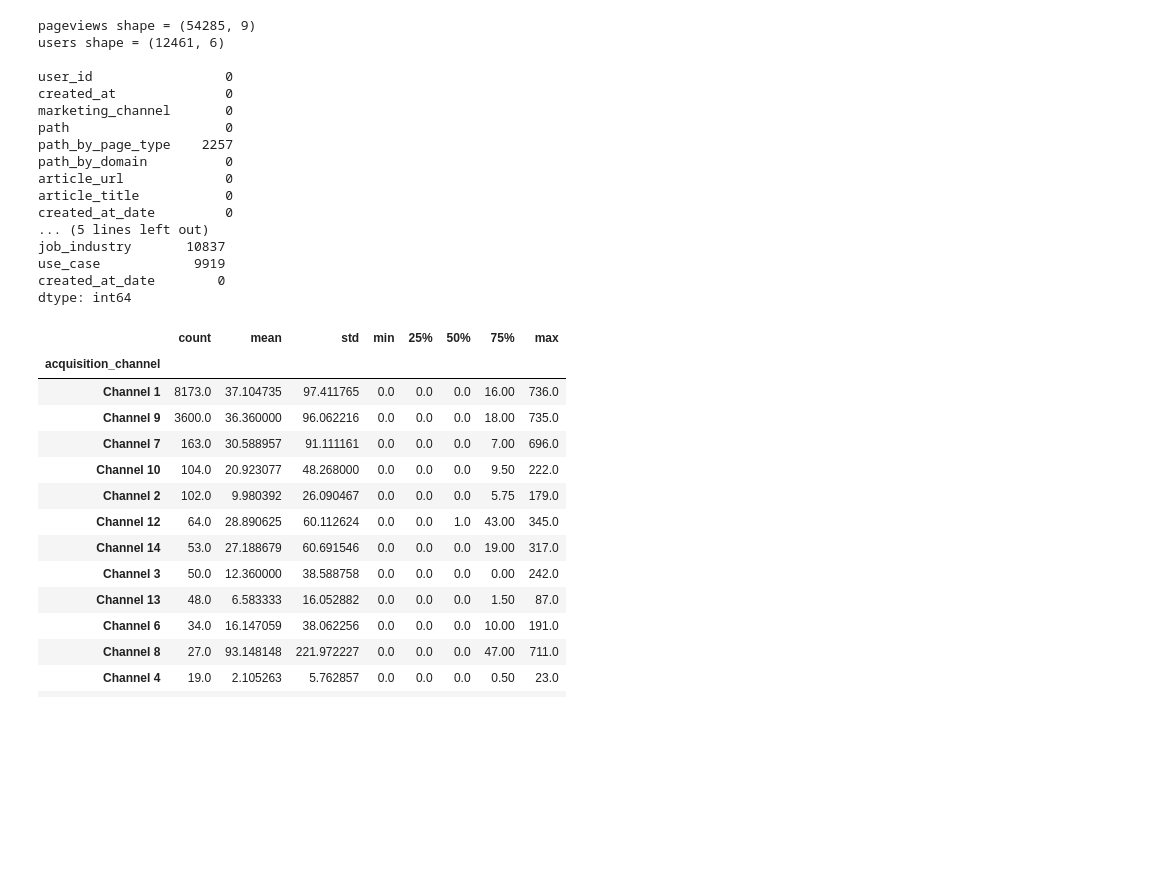
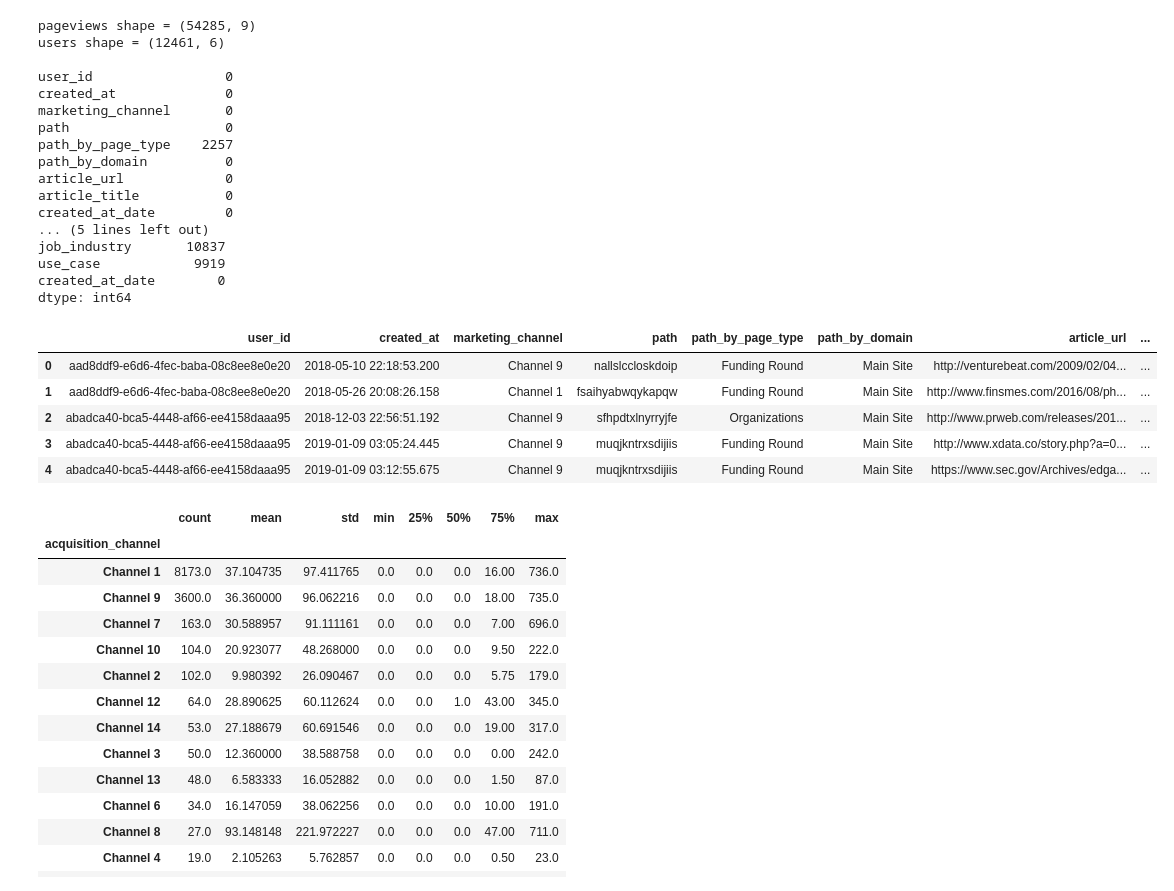
Before and after one commit to bethanymbaker/arch, a Jupyter notebook: notebooks/Crunchbase Challenge.ipynb, the cells around one changed output. Cells and saved outputs as stored; diff of their text form; code cells hidden in the pictures; blank space fills up the shorter version.

```diff
--- a/notebooks/Crunchbase Challenge.ipynb
+++ b/notebooks/Crunchbase Challenge.ipynb
@@ -79,25 +81,33 @@ dtype: int64
 # %%
 # Featurize pageviews
 pageviews['website'] = pageviews.article_url.apply(lambda url: urlparse(url).netloc)
 pageviews['page_rank'] = pageviews.groupby('user_id')['created_at'].rank('first')
 pageviews['total_pageviews'] = pageviews.groupby('user_id')['page_rank'].transform('max')
 pageviews['visit_number'] = pageviews.groupby('user_id')['created_at_date'].rank('dense')
 pageviews['first_visit_date'] = pageviews.groupby('user_id')['created_at_date'].transform('min')
 
 pageviews['user_cohort'] = pageviews.groupby('user_id')['created_at_date'].transform('min').dt.strftime('%Y-%m-01').map(pd.to_datetime)
 pageviews['is_first_page'] = pageviews.page_rank == 1
 pageviews['is_first_visit'] = pageviews.visit_number == 1
 pageviews['num_visits'] = pageviews.groupby('user_id')['visit_number'].transform('max')
 pageviews['last_visit_date'] = pageviews.groupby('user_id')['created_at_date'].transform('max')
 
 pageviews = pd.merge(pageviews,
                      pageviews[pageviews.page_rank == 1][['user_id', 'marketing_channel']].drop_duplicates()
                      .rename(columns={'marketing_channel': 'acquisition_channel'}),
                      on='user_id',
                      how='left')
 
 pageviews['days_since_first_visit'] = (pageviews.created_at_date - pageviews.first_visit_date).dt.days
 pageviews['customer_lifetime'] = (pageviews.last_visit_date - pageviews.first_visit_date).dt.days
+pageviews.head()
+# %% [output]
+|  | user_id | created_at | marketing_channel | path | path_by_page_type | path_by_domain | article_url | ... |
+| 0 | aad8ddf9-e6d6-4fec-baba-08c8ee8e0e20 | 2018-05-10 22:18:53.200 | Channel 9 | nallslccloskdoip | Funding Round | Main Site | http://venturebeat.com/2009/02/04... | ... |
+| 1 | aad8ddf9-e6d6-4fec-baba-08c8ee8e0e20 | 2018-05-26 20:08:26.158 | Channel 1 | fsaihyabwqykapqw | Funding Round | Main Site | http://www.finsmes.com/2016/08/ph... | ... |
+| 2 | abadca40-bca5-4448-af66-ee4158daaa95 | 2018-12-03 22:56:51.192 | Channel 9 | sfhpdtxlnyrryjfe | Organizations | Main Site | http://www.prweb.com/releases/201... | ... |
+| 3 | abadca40-bca5-4448-af66-ee4158daaa95 | 2019-01-09 03:05:24.445 | Channel 9 | muqjkntrxsdijiis | Funding Round | Main Site | http://www.xdata.co/story.php?a=0... | ... |
+| 4 | abadca40-bca5-4448-af66-ee4158daaa95 | 2019-01-09 03:12:55.675 | Channel 9 | muqjkntrxsdijiis | Funding Round | Main Site | https://www.sec.gov/Archives/edga... | ... |
 # %%
 # Examine effect of marketing chanel on customer lifetime
 pageviews[['user_id', 'acquisition_channel', 'customer_lifetime']].drop_duplicates() \
```
Also changed, not shown: parts of 8 cells of this notebook.
